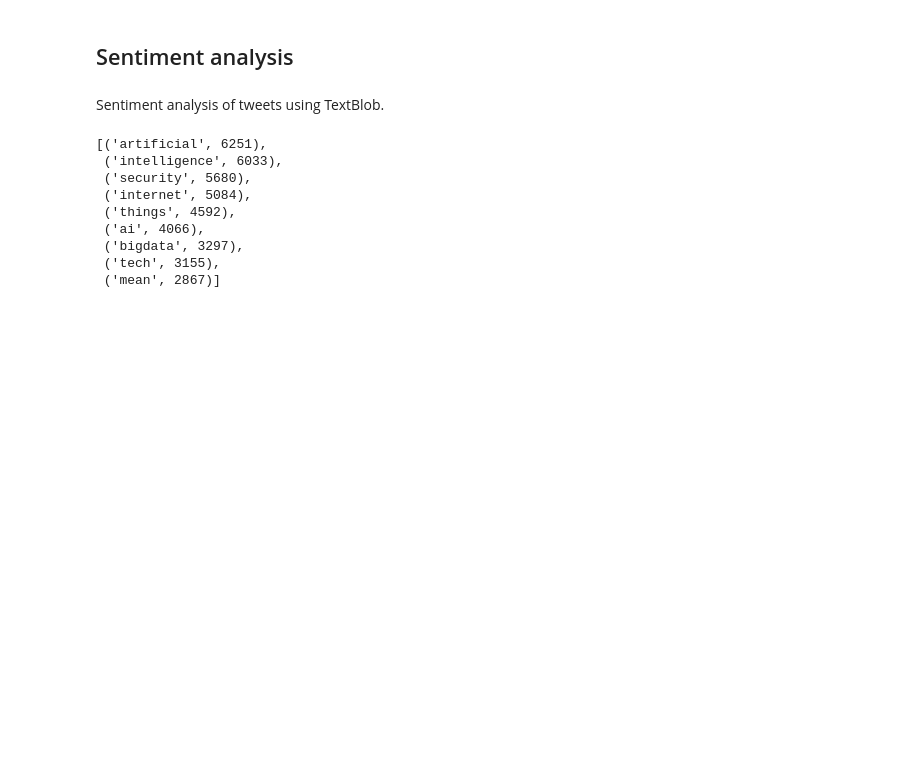
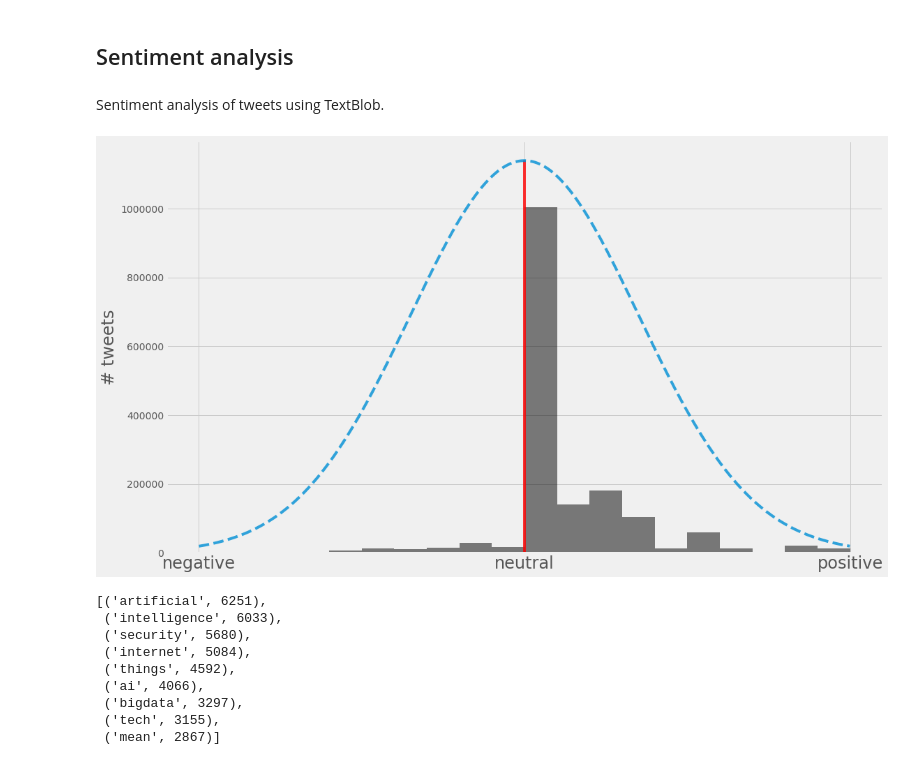
Before and after one commit to neocortex/iot-tweets-analysis, a Jupyter notebook: iot-tweets-analysis.ipynb, the cells around one changed output. Cells and saved outputs as stored; diff of their text form; code cells hidden in the pictures; blank space fills up the shorter version.

```diff
--- a/iot-tweets-analysis.ipynb
+++ b/iot-tweets-analysis.ipynb
@@ -158,3 +176,5 @@ pl.savefig('top10_users.png')
 ### Most common languages
 # %% [markdown]
 Take a look at the most common languages.
+# %%
+df = df_no_rt
@@ -299,7 +328,7 @@ df.to_pickle('tweets_with_cleaned_text.pkl')
 # %% [markdown]
 Let's take a look at the most frequent words appearing in **#IoT** tweets.
 # %%
-df = pd.read_pickle('tweets_with_cleaned_text.pkl')
+# df = pd.read_pickle('tweets_with_cleaned_text.pkl')
 # %%
 words = [x for l in df.cleaned_text.values for x in l]
 # %%
@@ -467,3 +501,21 @@ df['sentiment'] = df.cleaned_text.apply(lambda x: get_tweet_sentiment(' '.join(x
+# %%
+from scipy.stats import norm
+
+fig, ax = pl.subplots(figsize=(16, 9))
+df.sentiment.hist(ax=ax, bins=20, color='k', alpha=0.5)
+# ax.bar(edges, hist, width=width, color='k', alpha=0.5)
+ax.set_xticks(range(-1, 2))
+ax.set_xticklabels(['negative', 'neutral', 'positive'], fontsize=24)
+ax.set_ylabel('# tweets', fontsize=24)
+x = np.arange(-1, 1, 0.001)
+ax.plot(x, norm.pdf(x, 0, 0.35) * 1000000, '--', linewidth=4, alpha=0.8)
+ax.vlines(0, 0, 1140000, color='r', linewidth=4, linestyle='-', alpha=0.8)
+
+
+pl.tight_layout()
+pl.savefig('sentiment_histogram.png');
+# %% [output]
+[figure, added]
 # %%
 THR = 0.2
 # %%
```
Also changed, not shown: parts of 14 cells of this notebook.
